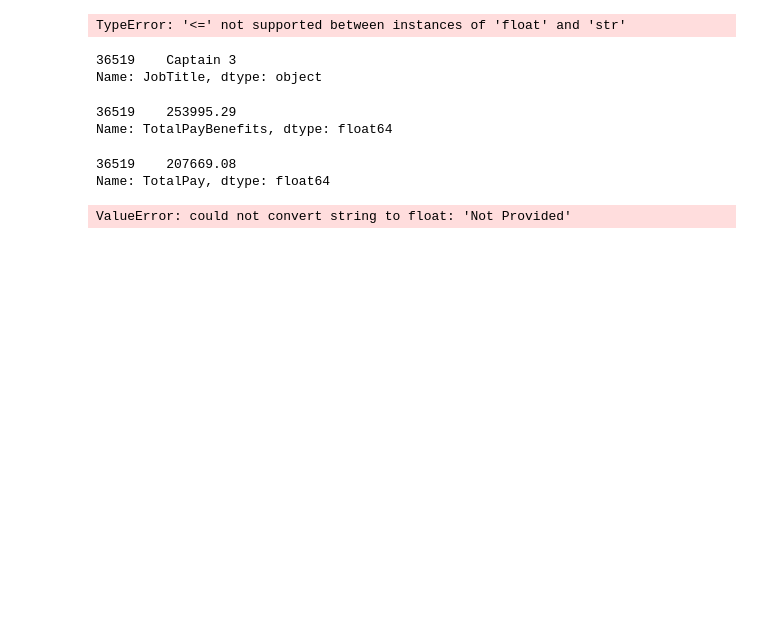
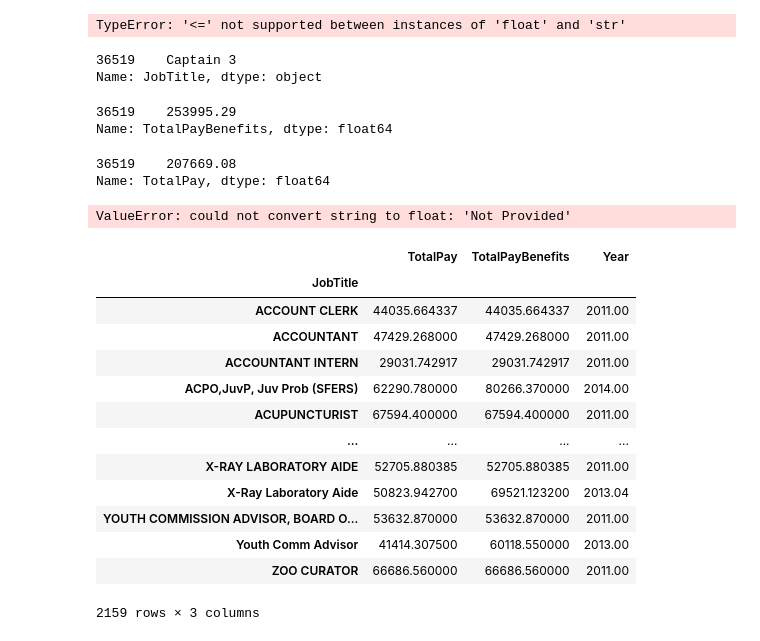
Before and after one commit to adarshkhub/San-Francisco-Salaries-Case-Study, a Jupyter notebook: SF_Salaries.ipynb, the cells around one changed output. Drawn from its saved outputs; the diff is of its cells as text; code cells hidden in the pictures; blank space fills up the shorter version.

```diff
--- a/SF_Salaries.ipynb
+++ b/SF_Salaries.ipynb
@@ -244,3 +244,22 @@ df[df["BasePay"].astype(float).max() == df["BasePay"]]
 ValueError: could not convert string to float: 'Not Provided'
 # %%
 # find average basepay of employee with job title "Accountant"
+
+df.columns
+
+df.groupby("JobTitle").mean(['BasePay'])
+# %% [output]
+|  | TotalPay | TotalPayBenefits | Year |
+| JobTitle |  |  |  |
+| ACCOUNT CLERK | 44035.664337 | 44035.664337 | 2011.00 |
+| ACCOUNTANT | 47429.268000 | 47429.268000 | 2011.00 |
+| ACCOUNTANT INTERN | 29031.742917 | 29031.742917 | 2011.00 |
+| ACPO,JuvP, Juv Prob (SFERS) | 62290.780000 | 80266.370000 | 2014.00 |
+| ACUPUNCTURIST | 67594.400000 | 67594.400000 | 2011.00 |
+| ... | ... | ... | ... |
+| X-RAY LABORATORY AIDE | 52705.880385 | 52705.880385 | 2011.00 |
+| X-Ray Laboratory Aide | 50823.942700 | 69521.123200 | 2013.04 |
+| YOUTH COMMISSION ADVISOR, BOARD O... | 53632.870000 | 53632.870000 | 2011.00 |
+| Youth Comm Advisor | 41414.307500 | 60118.550000 | 2013.00 |
+| ZOO CURATOR | 66686.560000 | 66686.560000 | 2011.00 |
+2159 rows × 3 columns
```
